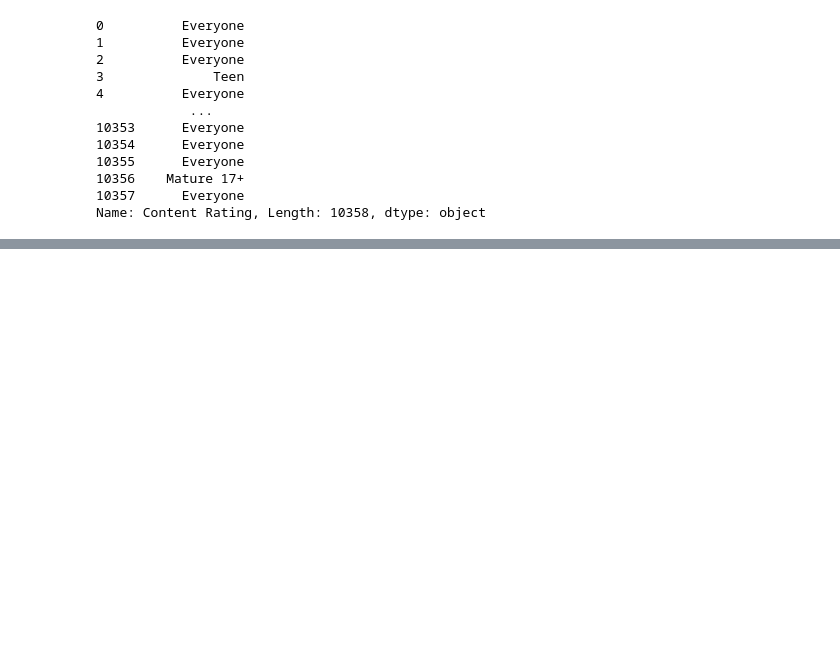
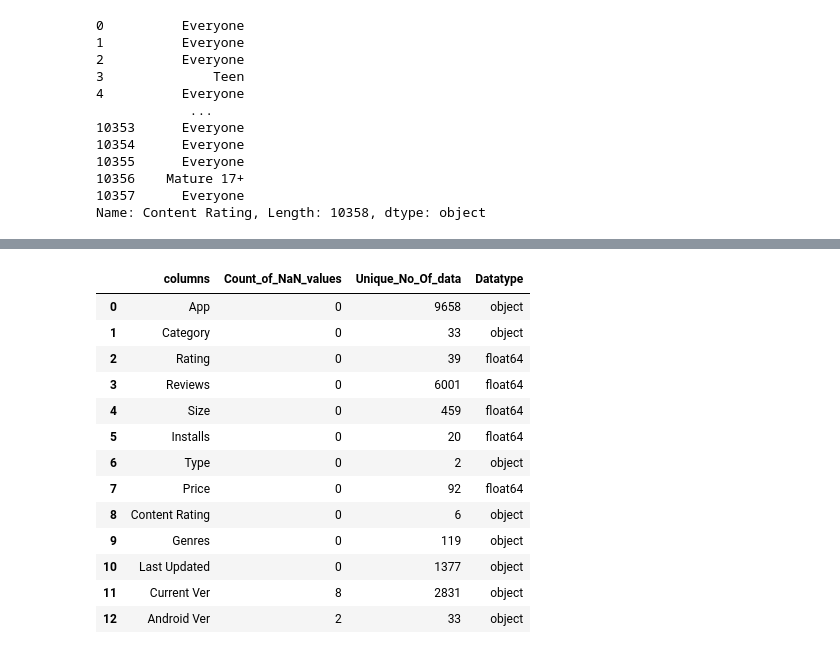
Before and after one commit to prashantmiracle/Play-Store-App-Review-Analysis, a Jupyter notebook: Play Store App Review Analysis - Capstone Project.ipynb, the cells around one changed output, grey strips where cells are left out. Cells and saved outputs as stored; diff of their text form; code cells hidden in the pictures; blank space fills up the shorter version.

```diff
--- a/Play Store App Review Analysis - Capstone Project.ipynb
+++ b/Play Store App Review Analysis - Capstone Project.ipynb
@@ -342 +357,18 @@ df1.describe()
 | max | 5.000000 | 7.815831e+07 | 100.000000 | 1.000000e+09 | 400.000000 |
+# %%
+review(df1)
+# %% [output]
+|  | columns | Count_of_NaN_values | Unique_No_Of_data | Datatype |
+| 0 | App | 0 | 9658 | object |
+| 1 | Category | 0 | 33 | object |
+| 2 | Rating | 0 | 39 | float64 |
+| 3 | Reviews | 0 | 6001 | float64 |
+| 4 | Size | 0 | 459 | float64 |
+| 5 | Installs | 0 | 20 | float64 |
+| 6 | Type | 0 | 2 | object |
+| 7 | Price | 0 | 92 | float64 |
+| 8 | Content Rating | 0 | 6 | object |
+| 9 | Genres | 0 | 119 | object |
+| 10 | Last Updated | 0 | 1377 | object |
+| 11 | Current Ver | 8 | 2831 | object |
+| 12 | Android Ver | 2 | 33 | object |
```
Also changed, not shown: parts of 7 cells of this notebook.
